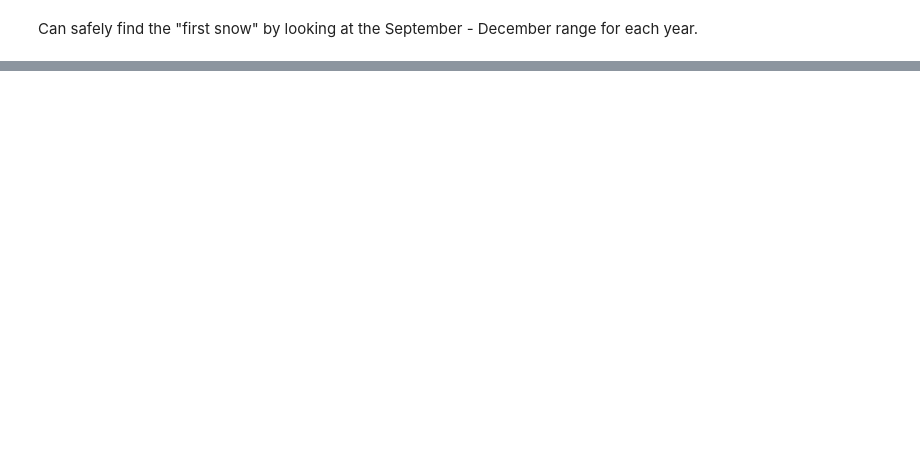
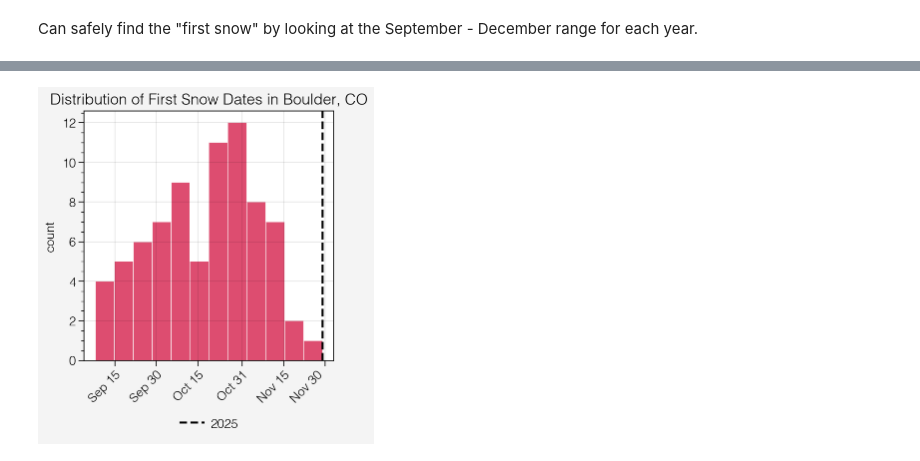
Before and after one commit to bradyrx/boulder_first_snow, a Jupyter notebook: notebooks/boulder-first-snow-analysis.ipynb, the cells around one changed output, grey strips where cells are left out. Drawn from its saved outputs; the diff is of its cells as text; code cells hidden in the pictures; blank space fills up the shorter version.

```diff
--- a/notebooks/boulder-first-snow-analysis.ipynb
+++ b/notebooks/boulder-first-snow-analysis.ipynb
@@ -38,11 +38,7 @@ for index, row in data.iterrows():
 # %% [output]
 [interactive output not drawn]
 # %%
-ds = (
-    xr.DataArray(data["snow (in)"], dims=["time"], coords=[datetime])
-    .rename("snow")
-    .pint.quantify("inches")
-)
+ds = xr.DataArray(data["snow (in)"], dims=["time"], coords=[datetime]).rename("snow").pint.quantify("inches")
 # %% [output]
 [interactive output not drawn]
 # %%
@@ -99,6 +94,10 @@ def find_first_snow(ds, year):
     # Feeling lazy in 2023 and just going to manually add it again.
     elif year == 2023:
         return cftime.DatetimeAllLeap(2023, 10, 28, 0, 0, 0)
+    elif year == 2024:
+        return cftime.DatetimeAllLeap(2024, 11, 4, 0, 0, 0)
+    elif year == 2025:
+        return cftime.DatetimeAllLeap(2025, 11, 29, 0, 0, 0)
     annual_subset = ds.sel(time=slice(f"{year}-08", f"{year}-12"))
     try:
         idx = (annual_subset > 0).argmax("time")
@@ -137,0 +127,19 @@ findfont: Font family ["'Helvetica Light'"] not found. Falling back to DejaVu Sa
+# %%
+f, ax = plot.subplots()
+ax.hist(yday, bins=12, color="cherry", edgecolor="white", alpha=0.7)
+p = ax.axvline(yday[-1], color="black", linestyle="--", label="2025")
+
+xticks = [245, 259, 274, 289, 305, 320, 335]
+xticklabels = ["Sep 1", "Sep 15", "Sep 30", "Oct 15", "Oct 31", "Nov 15", "Nov 30"]
+
+ax.format(
+    ylabel="count",
+    xticks=xticks,
+    xticklabels=xticklabels,
+    title="Distribution of First Snow Dates in Boulder, CO",
+    xrotation=45,
+)
+f.legend(p, loc="b")
+# f.savefig("../figures/snow.distribution.2025.png", transparent=False)
+# %% [output]
+[figure, added]
```
Also changed, not shown: parts of 5 cells of this notebook, 2 other files.
